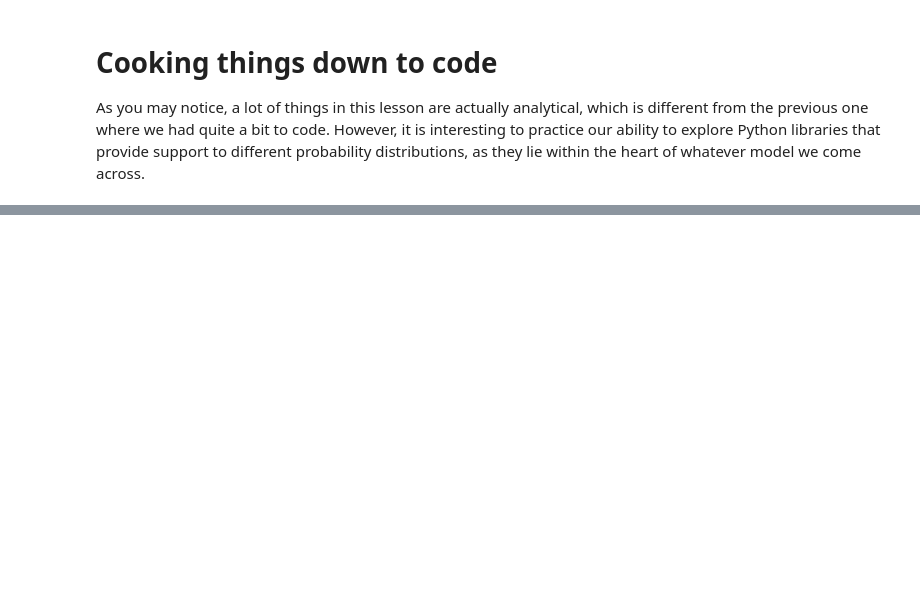
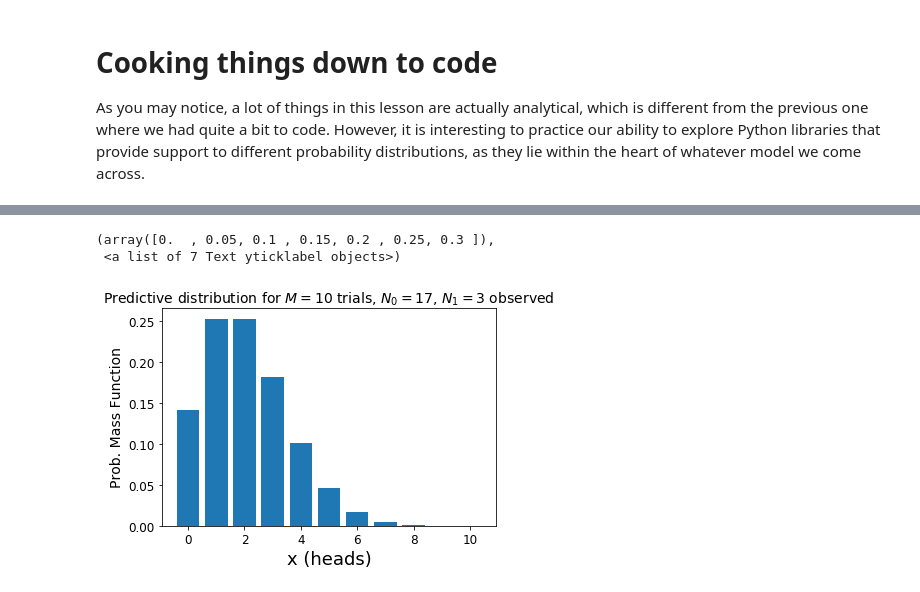
Before and after one commit to brunoricardi/PyStochasticML, a Jupyter notebook: Lesson02/StochasticML_Lesson02.ipynb, the cells around one changed output, grey strips where cells are left out. Cells and saved outputs as stored; diff of their text form; code cells hidden in the pictures; blank space fills up the shorter version.

```diff
--- a/Lesson02/StochasticML_Lesson02.ipynb
+++ b/Lesson02/StochasticML_Lesson02.ipynb
@@ -107,0 +244,19 @@ As you may notice, a lot of things in this lesson are actually analytical, which
+# %%
+a, b = 2, 2
+n0, n1 = 17, 3
+
+M = 10
+x = np.arange(0,11,1)
+
+predictive = betabinom.pmf(x,M,n1+a,n0+b)
+
+plt.bar(x,predictive)
+plt.xlabel('x (heads)',fontsize=18)
+plt.ylabel('Prob. Mass Function',fontsize=14)
+plt.title(r'Predictive distribution for $M = %d$ trials, $N_0 = %d$, $N_1 = %d$ observed' % (M,n0,n1),fontsize=14)
+plt.xticks(fontsize=12)
+plt.yticks(fontsize=12)
+# %% [output]
+(array([0.  , 0.05, 0.1 , 0.15, 0.2 , 0.25, 0.3 ]),
+ <a list of 7 Text yticklabel objects>)
+[figure, added]
```
Also changed, not shown: parts of 18 cells of this notebook.
